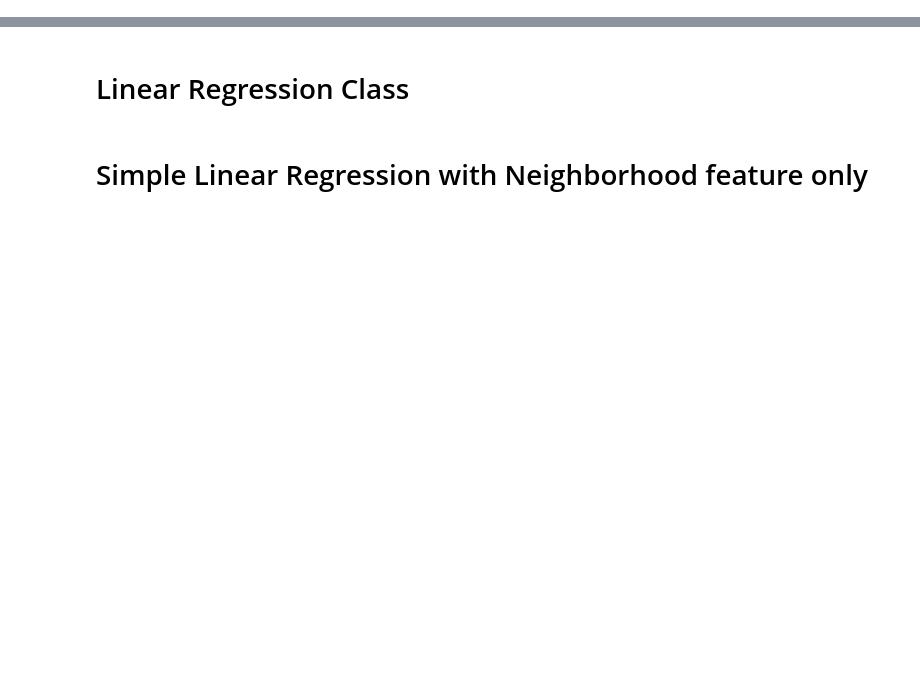
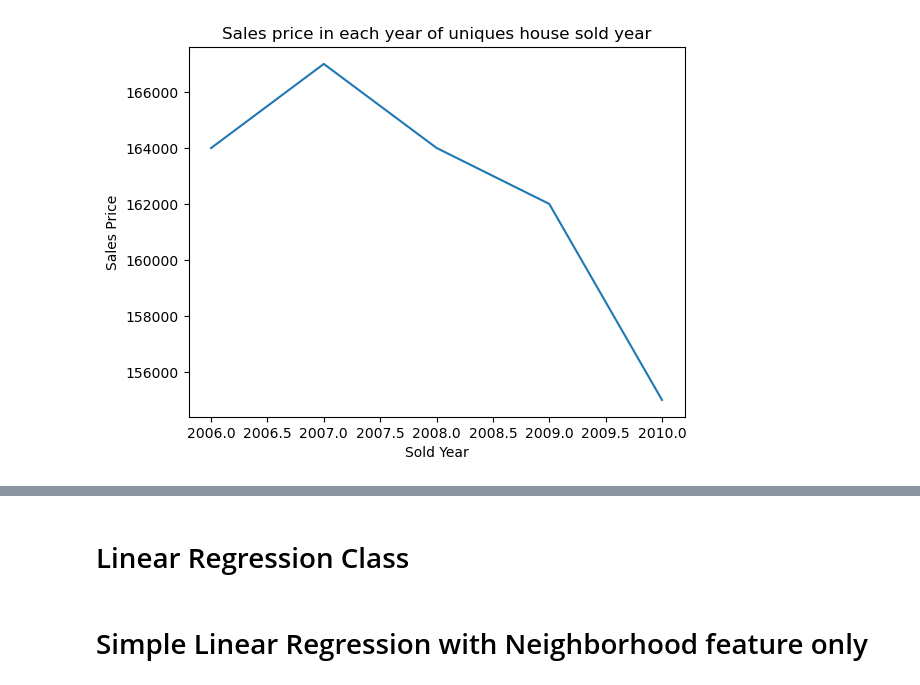
Before and after one commit to Sahadat31/Linear_regression_scratch, a Jupyter notebook: House_Price_Prediction.ipynb, the cells around one changed output, grey strips where cells are left out. Drawn from its saved outputs; the diff is of its cells as text; code cells hidden in the pictures; blank space fills up the shorter version.

```diff
--- a/House_Price_Prediction.ipynb
+++ b/House_Price_Prediction.ipynb
@@ -19,0 +159,8 @@ df.info()
+# %%
+df.groupby('YrSold')['SalePrice'].median().plot()
+plt.xlabel('Sold Year')
+plt.ylabel('Sales Price')
+plt.title('Sales price in each year of uniques house sold year')
+plt.show()
+# %% [output]
+[figure, added]
```
Also changed, not shown: parts of 29 cells of this notebook.
